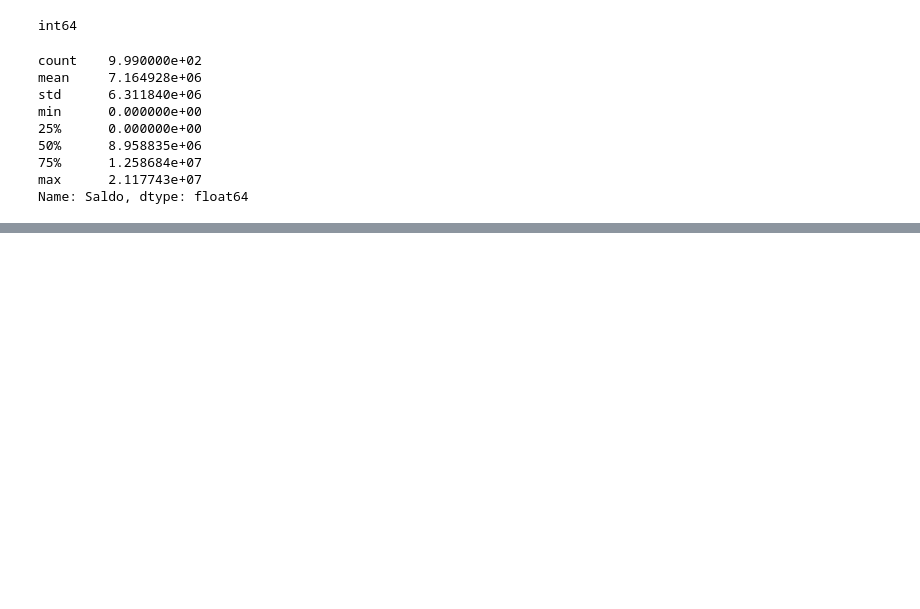
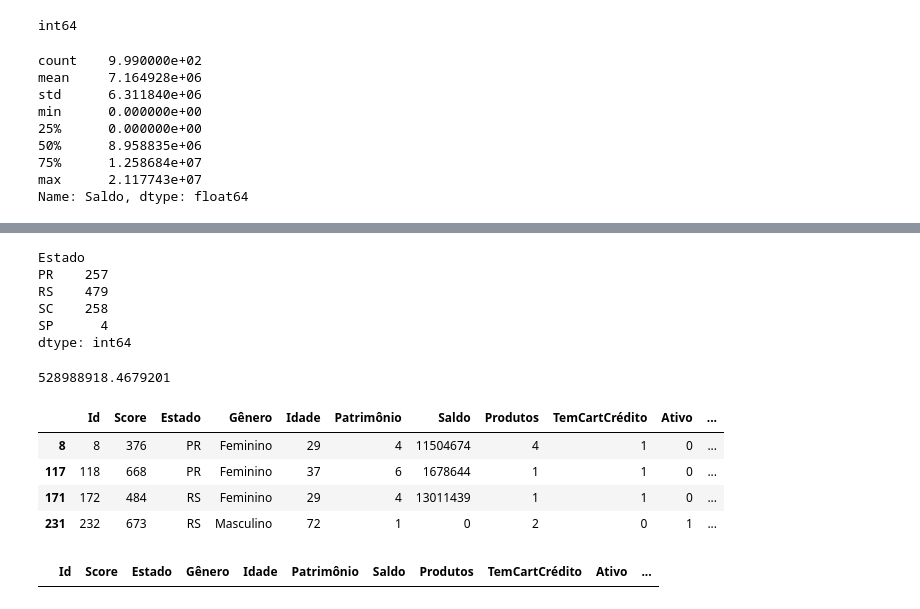
Before and after one commit to gabrielasenareis/python-basico, a Jupyter notebook: analise_exploratoria.ipynb, the cells around one changed output, grey strips where cells are left out. Cells and saved outputs as stored; diff of their text form; code cells hidden in the pictures; blank space fills up the shorter version.

```diff
--- a/analise_exploratoria.ipynb
+++ b/analise_exploratoria.ipynb
@@ -253,0 +388,7 @@ Text(0.5, 1.0, 'Salário')
+# %%
+# substituindo pela mediana usando uma condição lógica
+
+dataset.loc[(dataset['Idade'] < 0) | (dataset['Idade'] > 120), 'Idade'] = medianaIdade
+
+# vamos verificar se ainda existem valores outliers
+dataset.loc[(dataset['Idade'] < 0) | (dataset['Idade'] > 120)]
@@ -253,0 +406,5 @@ Text(0.5, 1.0, 'Salário')
+# %%
+# excluindo o duplicado
+dataset.drop_duplicates(subset='Id', keep = 'first', inplace=True)
+# vamos verificar se funcionou
+dataset[dataset.duplicated(['Id'], keep= False)]
@@ -253,0 +426,41 @@ Text(0.5, 1.0, 'Salário')
+# %%
+# vamos substituir esses estados errados pela 'moda' que é 'RS'
+
+dataset.loc[dataset['Estado'].isin(['TD', 'RP']), 'Estado'] = 'RS'
+#vamos verificar se funcionou
+estado_agrupado = dataset.groupby(['Estado']).size()
+estado_agrupado
+# %% [output]
+Estado
+PR    257
+RS    479
+SC    258
+SP      4
+dtype: int64
+# %%
+# vamos tratar agora os valores outliers nos salários
+# vamos considerar 2 desvios padrão
+desv = est.stdev(dataset['Salário'])
+desv
+# %% [output]
+528988918.4679201
+# %%
+# vamos checar se algum atende esse critério de ser maior
+# que 2 desvios padrão
+
+dataset.loc[dataset['Salário'] >= 2 * desv]
+# %% [output]
+|  | Id | Score | Estado | Gênero | Idade | Patrimônio | Saldo | Produtos | TemCartCrédito | Ativo | ... |
+| 8 | 8 | 376 | PR | Feminino | 29 | 4 | 11504674 | 4 | 1 | 0 | ... |
+| 117 | 118 | 668 | PR | Feminino | 37 | 6 | 1678644 | 1 | 1 | 0 | ... |
+| 171 | 172 | 484 | RS | Feminino | 29 | 4 | 13011439 | 1 | 1 | 0 | ... |
+| 231 | 232 | 673 | RS | Masculino | 72 | 1 | 0 | 2 | 0 | 1 | ... |
+# %%
+# vamos substituir esses valores outliers pela mediana
+medianaSalario = est.median(dataset['Salário'])
+
+dataset.loc[dataset['Salário'] >= 2*desv, 'Salário'] = medianaSalario
+#vamos verificar se a substituição foi realizada com sucesso
+dataset.loc[dataset['Salário'] >= 2 * desv]
+# %% [output]
+|  | Id | Score | Estado | Gênero | Idade | Patrimônio | Saldo | Produtos | TemCartCrédito | Ativo | ... |
```
Also changed, not shown: parts of 30 cells of this notebook.
